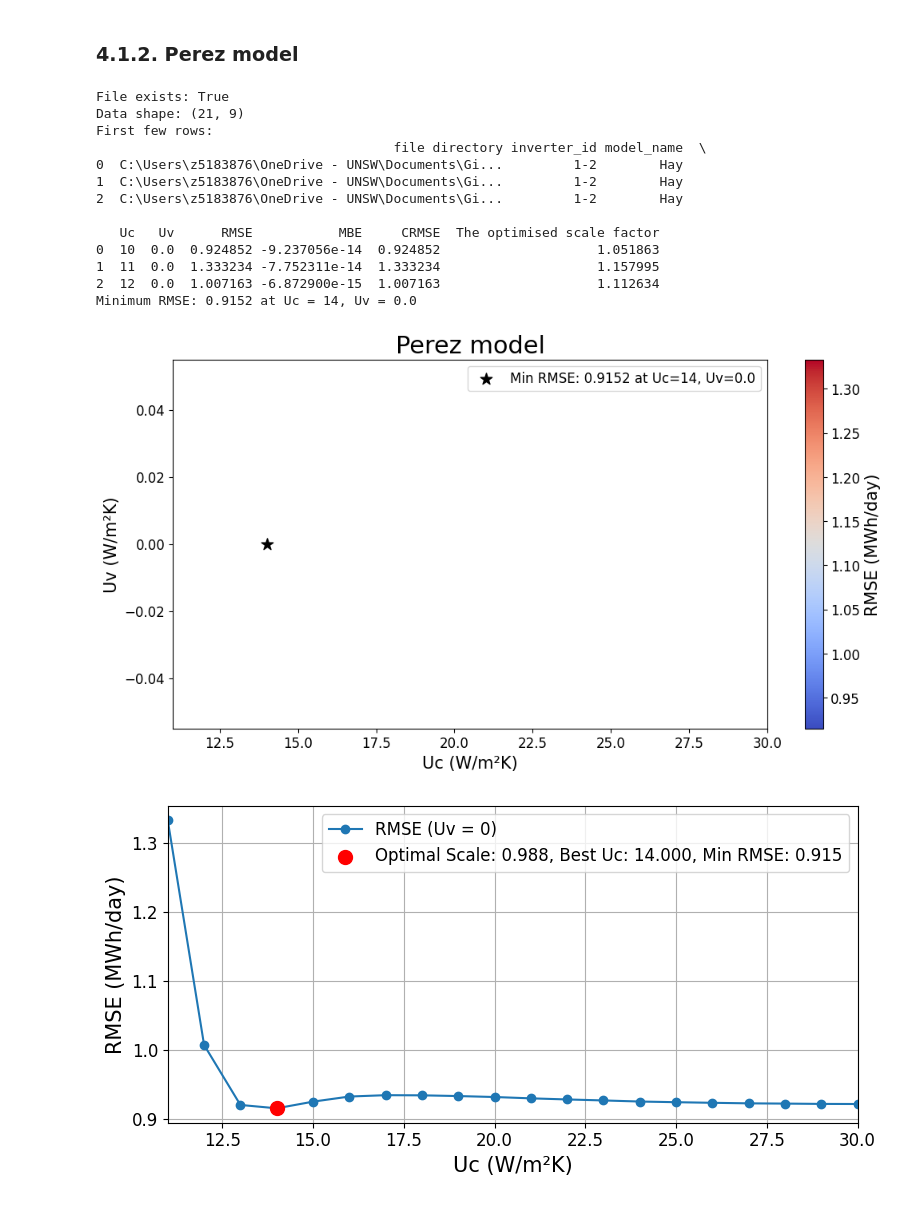
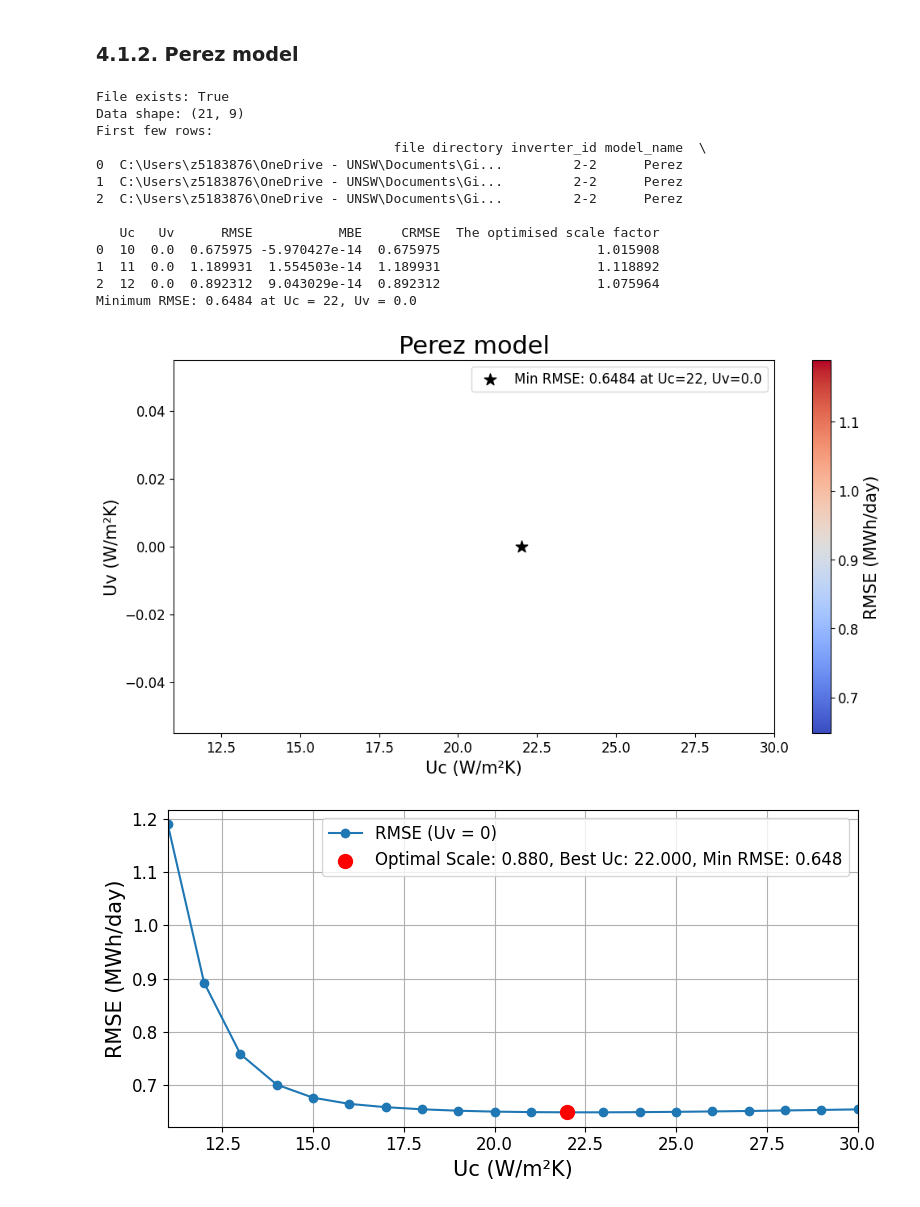
Before and after one commit to sijinwnag/25_09_02_Bomen_bifacial_gain_2021, a Jupyter notebook: Code/25_09_05_Data_visualiser_matching_inv.ipynb, the cells around one changed output. Saved outputs shown, nothing was run; the diff lists cells and outputs as text; code cells hidden in the pictures.

```diff
--- a/Code/25_09_05_Data_visualiser_matching_inv.ipynb
+++ b/Code/25_09_05_Data_visualiser_matching_inv.ipynb
@@ -41,7 +41,7 @@ from sklearn.impute import SimpleImputer
 
 
 # define the inverter to analyse
-inverter = '2-1'
+inverter = '2-2'
 
 
 # define the plot template
@@ -1678,7 +1676,7 @@ CRMSE : 0.706 MWh/day (unscaled) vs 0.696 MWh/day (scaled)
 ### 4.1.1. Hay model
 # %%
 # define the sweeping results for visualisaing
-UcUv_sweep_results = r"C:\Users\z5183876\OneDrive - UNSW\Documents\GitHub\25_09_02_Bomen_bifacial_gain_2021\Results\pvsyst_batch_evaluation_results_1_2_Hay.csv"
+UcUv_sweep_results = r"C:\Users\z5183876\OneDrive - UNSW\Documents\GitHub\25_09_02_Bomen_bifacial_gain_2021\Results\pvsyst_batch_evaluation_results_2_2_Hay.csv"
 
 # Verify file exists
 import os
@@ -1791,7 +1789,7 @@ Minimum RMSE: 0.9179 at Uc = 13, Uv = 0.0
 ### 4.1.2. Perez model
 # %%
 # define the sweeping results for visualisaing
-UcUv_sweep_results = r"C:\Users\z5183876\OneDrive - UNSW\Documents\GitHub\25_09_02_Bomen_bifacial_gain_2021\Results\pvsyst_batch_evaluation_results_1_2_Perez.csv"
+UcUv_sweep_results = r"C:\Users\z5183876\OneDrive - UNSW\Documents\GitHub\25_09_02_Bomen_bifacial_gain_2021\Results\pvsyst_batch_evaluation_results_2_2_Perez.csv"
 # Verify file exists
 import os
 print(f"File exists: {os.path.exists(UcUv_sweep_results)}")
@@ -1863,39 +1861,39 @@ if 0 in Uv_vals:
     plt.ylabel('RMSE (MWh/day)', fontsize=axis_label_size)
 
     # No title - removed as requested
 
     plt.grid(True)
     plt.xlim(11, 30)
     plt.xticks(fontsize=axis_num_size)
     plt.yticks(fontsize=axis_num_size)
 
     # Update annotation to use 3 decimal places
     # plt.annotate(f'Min RMSE: {min_rmse_uv0:.3f}\nat Uc = {min_uc_uv0:.3f}',
     #             xy=(min_uc_uv0, min_rmse_uv0),
     #             xytext=(min_uc_uv0+2, min_rmse_uv0),
     #             fontsize=text_size,
     #             arrowprops=dict(facecolor='black', shrink=0.05, width=1.5))
 
     # Add legend with all the information
     plt.legend(loc='best', fontsize=text_size)
 
     plt.tight_layout()
     plt.show()
 else:
     print("Uv=0 is not present in the data, so Uc vs RMSE for Uv=0 cannot be plotted.")
 # %% [output]
 File exists: True
 Data shape: (21, 9)
 First few rows:
                                       file directory inverter_id model_name  \
-0  C:\Users\z5183876\OneDrive - UNSW\Documents\Gi...         1-2        Hay
-1  C:\Users\z5183876\OneDrive - UNSW\Documents\Gi...         1-2        Hay
-2  C:\Users\z5183876\OneDrive - UNSW\Documents\Gi...         1-2        Hay
+0  C:\Users\z5183876\OneDrive - UNSW\Documents\Gi...         2-2      Perez
+1  C:\Users\z5183876\OneDrive - UNSW\Documents\Gi...         2-2      Perez
+2  C:\Users\z5183876\OneDrive - UNSW\Documents\Gi...         2-2      Perez
 
    Uc   Uv      RMSE           MBE     CRMSE  The optimised scale factor
-0  10  0.0  0.924852 -9.237056e-14  0.924852                    1.051863
-1  11  0.0  1.333234 -7.752311e-14  1.333234                    1.157995
-2  12  0.0  1.007163 -6.872900e-15  1.007163                    1.112634
-Minimum RMSE: 0.9152 at Uc = 14, Uv = 0.0
+0  10  0.0  0.675975 -5.970427e-14  0.675975                    1.015908
+1  11  0.0  1.189931  1.554503e-14  1.189931                    1.118892
+2  12  0.0  0.892312  9.043029e-14  0.892312                    1.075964
+Minimum RMSE: 0.6484 at Uc = 22, Uv = 0.0
-[figure, old version]
+[figure, new version]
-[figure, old version]
+[figure, new version]
```
Also changed, not shown: parts of 10 cells of this notebook, 50 other files.
